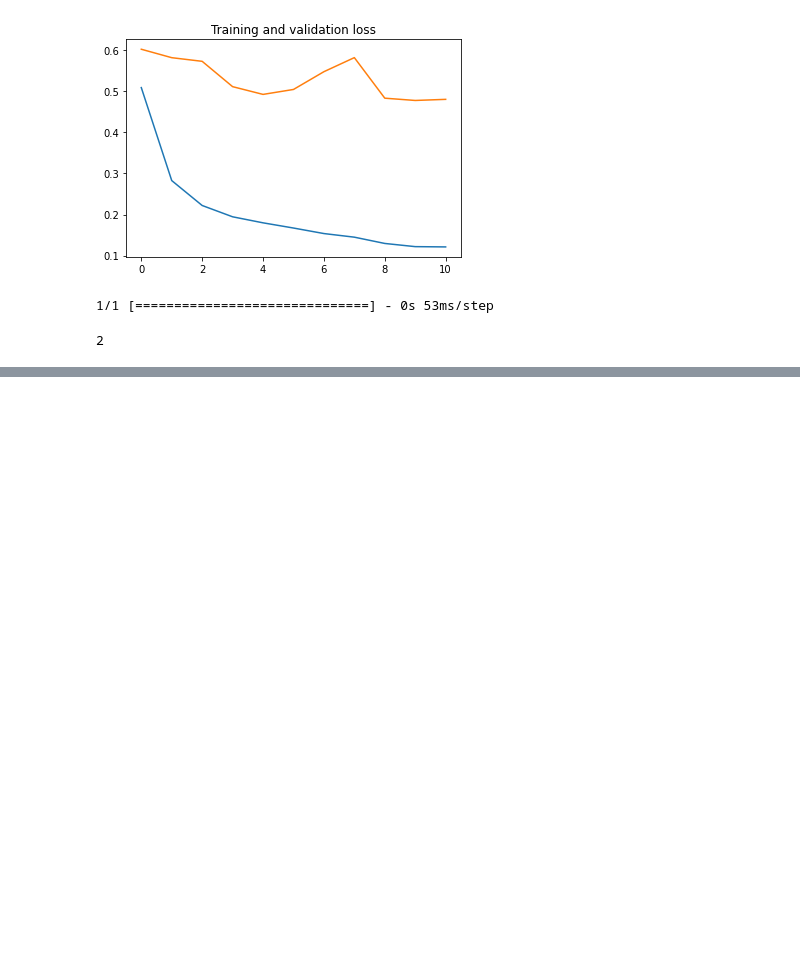
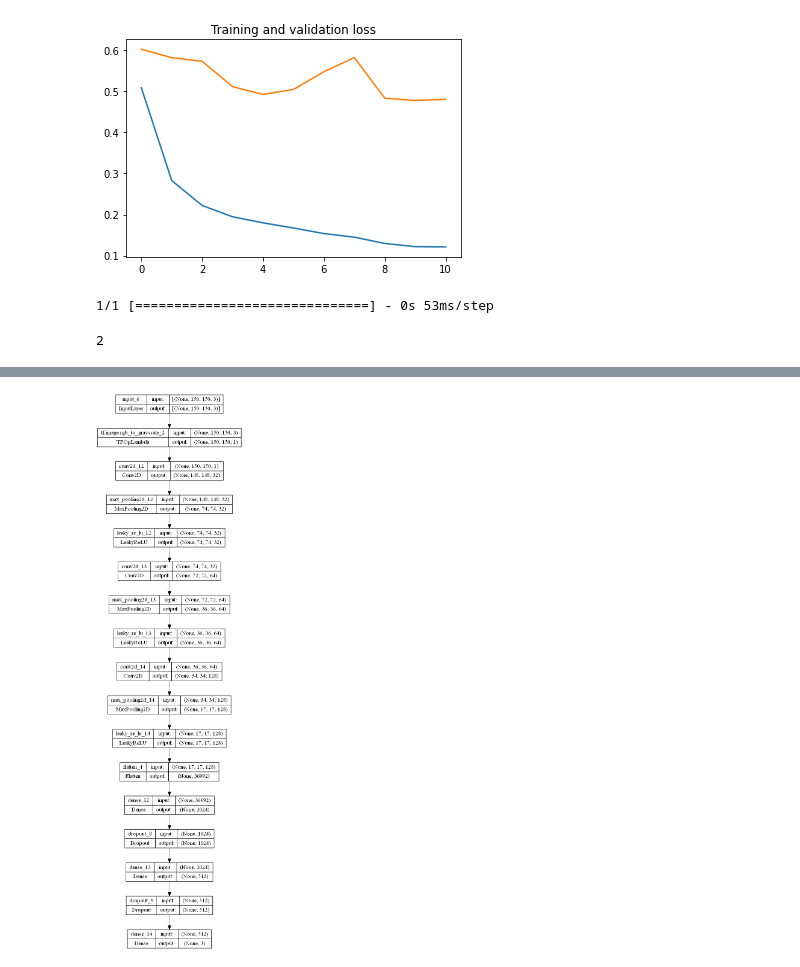
Before and after one commit to ahmetfirat23/rock-paper-scissors-classifier, a Jupyter notebook: RPSClassification.ipynb, the cells around one changed output, grey strips where cells are left out. Saved outputs shown, nothing was run; the diff lists cells and outputs as text; code cells hidden in the pictures; blank space fills up the shorter version.

Commit message:
model parameters

```diff
--- a/RPSClassification.ipynb
+++ b/RPSClassification.ipynb
@@ -315,0 +322,4 @@ prediction.argmax()
+# %%
+plot_model(model_2, to_file='model_plot_2.png', show_shapes=True, show_layer_names=True)
+# %% [output]
+[figure, added]
```
Also changed, not shown: parts of 2 cells of this notebook, 4 other files.
